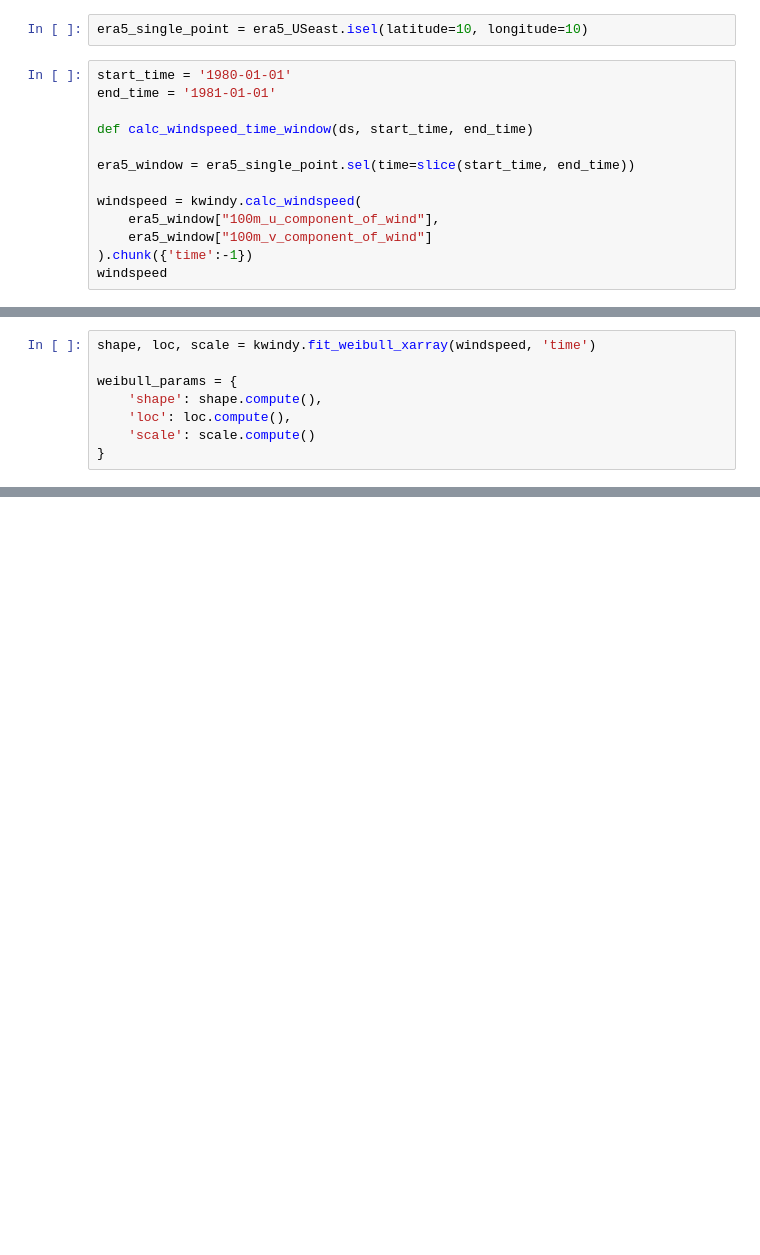
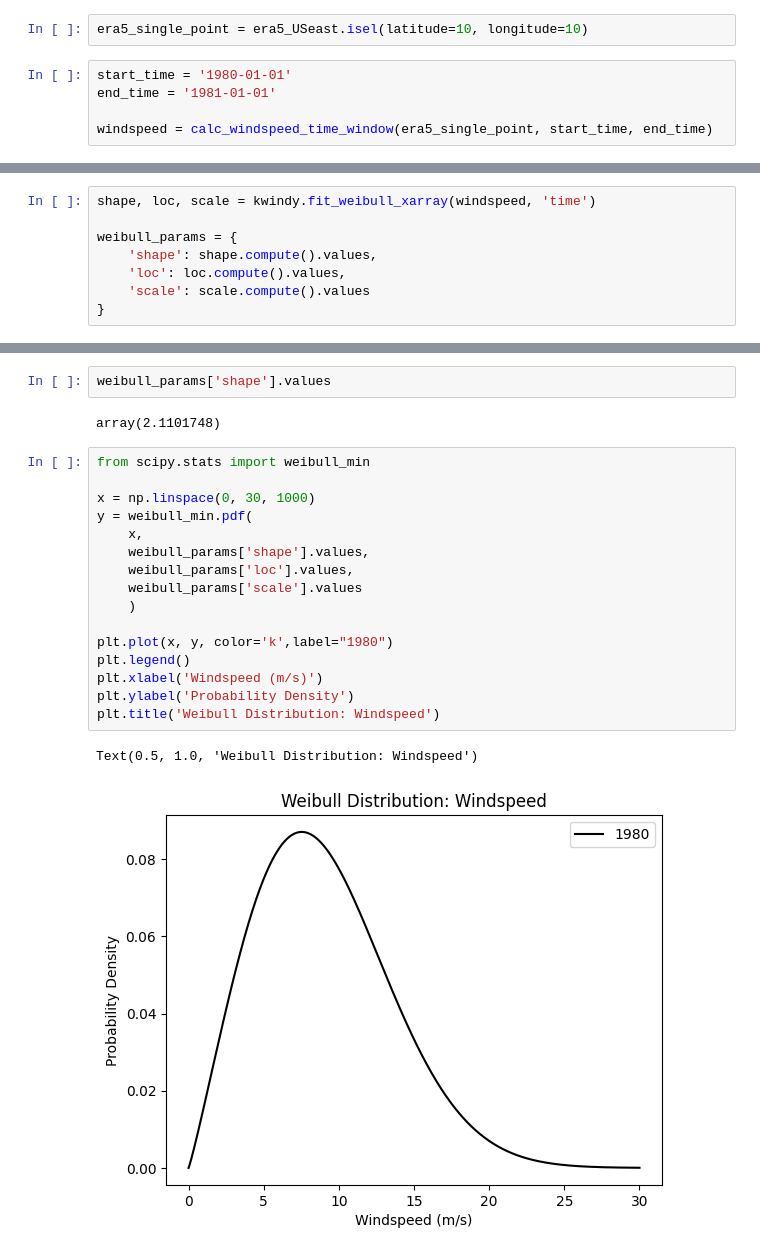
Before and after one commit to kbren/era5-analysis, a Jupyter notebook: notebooks/load_era5_data.ipynb, the cells around one changed output, grey strips where cells are left out. Cells and saved outputs as stored; diff of their text form; blank space fills up the shorter version.

Commit message:
adding calc_windspeed_time_window function.

```diff
--- a/notebooks/load_era5_data.ipynb
+++ b/notebooks/load_era5_data.ipynb
@@ -98,12 +118,4 @@ era5_single_point = era5_USeast.isel(latitude=10, longitude=10)
 start_time = '1980-01-01'
 end_time = '1981-01-01'
 
-def calc_windspeed_time_window(ds, start_time, end_time)
-
-era5_window = era5_single_point.sel(time=slice(start_time, end_time))
-
-windspeed = kwindy.calc_windspeed(
-    era5_window["100m_u_component_of_wind"],
-    era5_window["100m_v_component_of_wind"]
-).chunk({'time':-1})
-windspeed
+windspeed = calc_windspeed_time_window(era5_single_point, start_time, end_time)
@@ -134,7 +123,7 @@ Attributes: (0)
 shape, loc, scale = kwindy.fit_weibull_xarray(windspeed, 'time')
 
 weibull_params = {
-    'shape': shape.compute(),
-    'loc': loc.compute(),
-    'scale': scale.compute()
+    'shape': shape.compute().values,
+    'loc': loc.compute().values,
+    'scale': scale.compute().values
 }
@@ -159,0 +134,23 @@ hist_wd_ws['winddirection_bin'] - wd_bin_labels
+# %%
+weibull_params['shape'].values
+# %% [output]
+array(2.1101748)
+# %%
+from scipy.stats import weibull_min
+
+x = np.linspace(0, 30, 1000)
+y = weibull_min.pdf(
+    x,
+    weibull_params['shape'].values,
+    weibull_params['loc'].values,
+    weibull_params['scale'].values
+    )
+
+plt.plot(x, y, color='k',label="1980")
+plt.legend()
+plt.xlabel('Windspeed (m/s)')
+plt.ylabel('Probability Density')
+plt.title('Weibull Distribution: Windspeed')
+# %% [output]
+Text(0.5, 1.0, 'Weibull Distribution: Windspeed')
+[figure, added]
```
Also changed, not shown: parts of 7 cells of this notebook.
